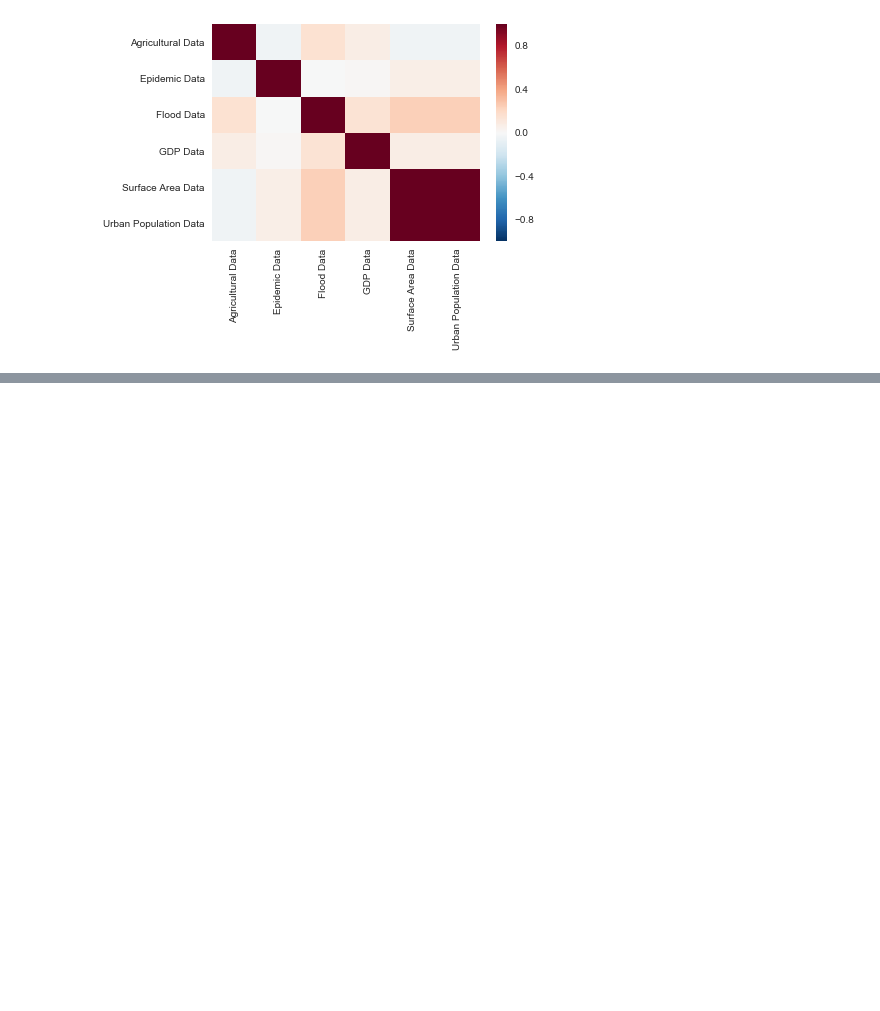
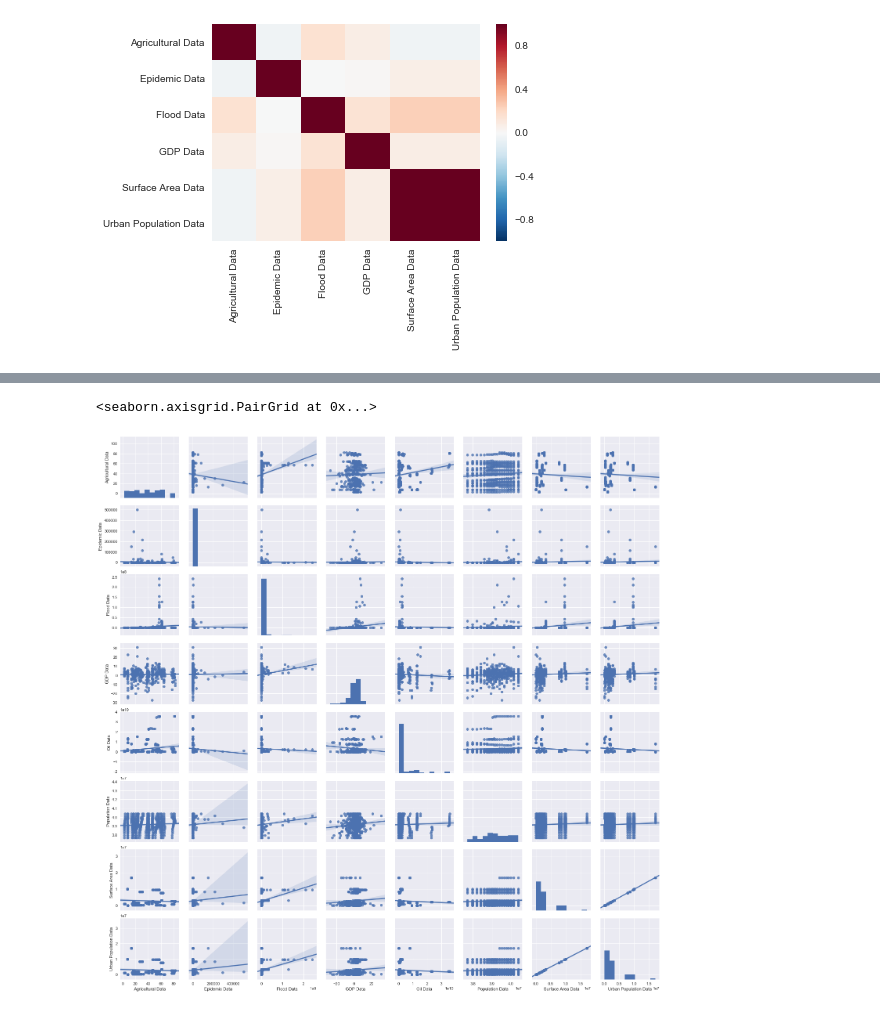
Before and after one commit to mike-gee/datascience, a Jupyter notebook: findingCorrelation.ipynb, the cells around one changed output, grey strips where cells are left out. Drawn from its saved outputs; the diff is of its cells as text; code cells hidden in the pictures; blank space fills up the shorter version.

Commit message:
add pairplot to display correlation

```diff
--- a/findingCorrelation.ipynb
+++ b/findingCorrelation.ipynb
@@ -275,0 +297,7 @@ sns.heatmap(data2.corr())
+# %%
+data2['Oil Data'] = data2['Oil Data'].str.replace('-', '0.0')
+#data2[data2['Oil Data'] == '0']
+#data2['Oil Data'] = data2['Oil Data'].str.replace(np.nan, '0')
+data2['Oil Data'] = data2['Oil Data'].astype(float)
+# %%
+data2['Population Data'] = data2['Population Data'].astype(float)
@@ -275,0 +316,5 @@ sns.heatmap(data2.corr())
+# %%
+sns.pairplot(data2.dropna(), kind="reg")
+# %% [output]
+<seaborn.axisgrid.PairGrid at 0x...>
+[figure, added]
```
Also changed, not shown: parts of 3 cells of this notebook.
